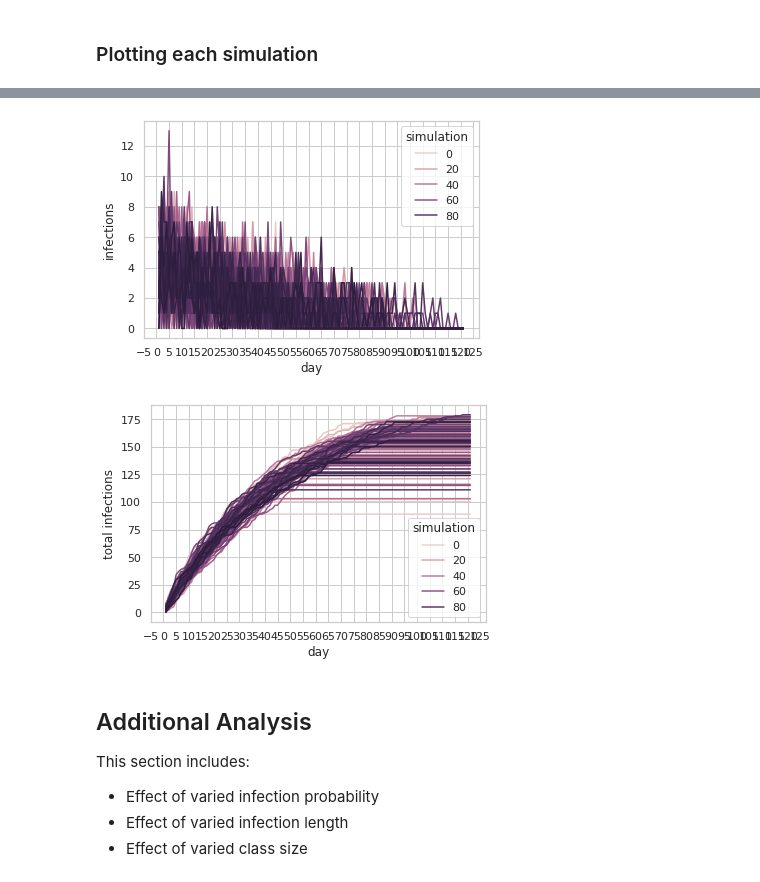
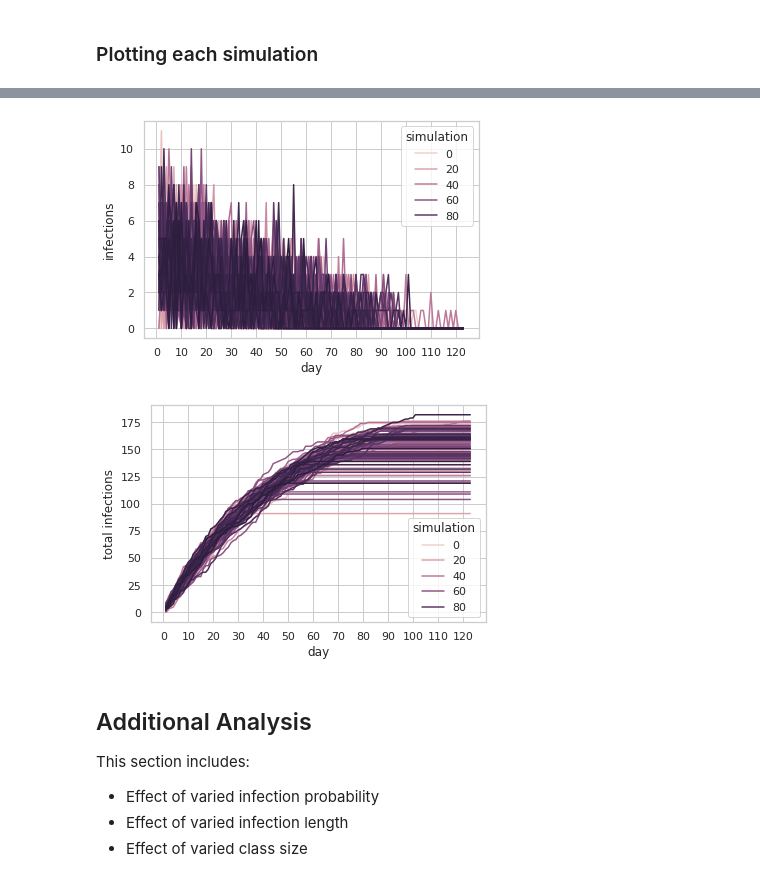
Before and after one commit to joannarashid/flu_sim, a Jupyter notebook: scratch_refactoring.ipynb, the cells around one changed output, grey strips where cells are left out. Cells and saved outputs as stored; diff of their text form; code cells hidden in the pictures.

```diff
--- a/scratch_refactoring.ipynb
+++ b/scratch_refactoring.ipynb
@@ -479,5 +626,0 @@ n = 21, probability of infection = .02, infection length = 3 days
-# %%
-base_experiment = Experiment(10000, 21, 0.02, 3)
-df = base_experiment.run_experiment()
-long_df = long(df)
-long_df.head()
@@ -535,7 +1067,7 @@ Text(0.5, 1.0, 'SIR Model Infections Time Series')
 # %% [markdown]
 ### Plotting each simulation
 # %%
-less_runs = Experiment(100, 200, 0.02, 3)
-df2 = less_runs.run_experiment()
-long_df2 = long(df2)
+experiment_100 = Experiment(100, 200, 0.02, 3)
+df_100, daily_infections_freq_df_100 = experiment_100.run_experiment()
+long_df_100 = long(df_100, 200)
 # %% [output]
@@ -543,12 +1075,12 @@ Total time elapsed to gather data for 100 trials: 0:00:00.294069
 # %%
-plt = sns.lineplot(data = long_df2, x = "day", y = "infections", hue = "simulation")
-plt.xaxis.set_major_locator(ticker.MultipleLocator(5))
+plt = sns.lineplot(data = long_df_100, x = "day", y = "infections", hue = "simulation")
+plt.xaxis.set_major_locator(ticker.MultipleLocator(10))
 # %% [output]
-[figure, old version]
+[figure, new version]
 # %%
-plt = sns.lineplot(data = long_df2 , x = "day", y = "total infections", hue = "simulation")
-plt.xaxis.set_major_locator(ticker.MultipleLocator(5))
+plt = sns.lineplot(data = long_df_100 , x = "day", y = "total infections", hue = "simulation")
+plt.xaxis.set_major_locator(ticker.MultipleLocator(10))
 # %% [output]
-[figure, old version]
+[figure, new version]
 # %% [markdown]
 ## Additional Analysis
```
Also changed, not shown: parts of 92 cells of this notebook.
